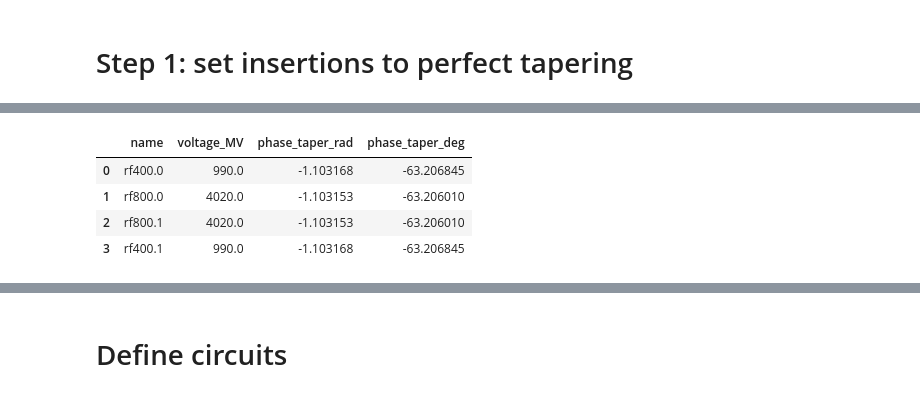
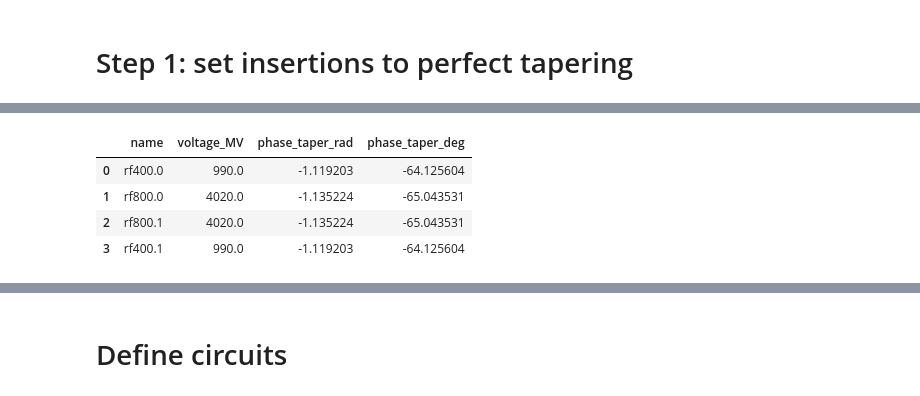
Before and after one commit to skostogl/FCCee_tapering, a Jupyter notebook: tapering_granularity_scenario1_correctors.ipynb, the cells around one changed output, grey strips where cells are left out. Saved outputs shown, nothing was run; the diff lists cells and outputs as text; code cells hidden in the pictures.

```diff
--- a/tapering_granularity_scenario1_correctors.ipynb
+++ b/tapering_granularity_scenario1_correctors.ipynb
@@ -505,7 +288,7 @@ insertion_elements_with_taper = elements_with_taper[insertion_mask]
 insertion_ideal_delta_taper = ideal_delta_taper[insertion_mask]
 
 restore_ideal_tapering(line, insertion_elements_with_taper, insertion_ideal_delta_taper)
-get_rf_phase(line, delta0='zero_mean', rtol_eneloss=1e-12, max_iter=100, verbose=True, co_search_at=None)
+get_rf_phase(line)
 rf_phase_insertions = read_rf_phase(line)
 
 print(f"Restored ideal tapering for " f"{len(insertion_elements_with_taper)} insertion elements.")
@@ -530,9 +297,9 @@ Energy loss: -0.017 eV
 Restored ideal tapering for 1587 insertion elements.
 |  | name | voltage_MV | phase_taper_rad | phase_taper_deg |
-| 0 | rf400.0 | 990.0 | -1.103168 | -63.206845 |
-| 1 | rf800.0 | 4020.0 | -1.103153 | -63.206010 |
-| 2 | rf800.1 | 4020.0 | -1.103153 | -63.206010 |
-| 3 | rf400.1 | 990.0 | -1.103168 | -63.206845 |
+| 0 | rf400.0 | 990.0 | -1.119203 | -64.125604 |
+| 1 | rf800.0 | 4020.0 | -1.135224 | -65.043531 |
+| 2 | rf800.1 | 4020.0 | -1.135224 | -65.043531 |
+| 3 | rf400.1 | 990.0 | -1.119203 | -64.125604 |
 # %%
 # twiss and plot orbit
 twiss_insertion_taper = line.twiss(eneloss_and_damping=True)
```
Also changed, not shown: parts of 41 cells of this notebook, 2 other files.
